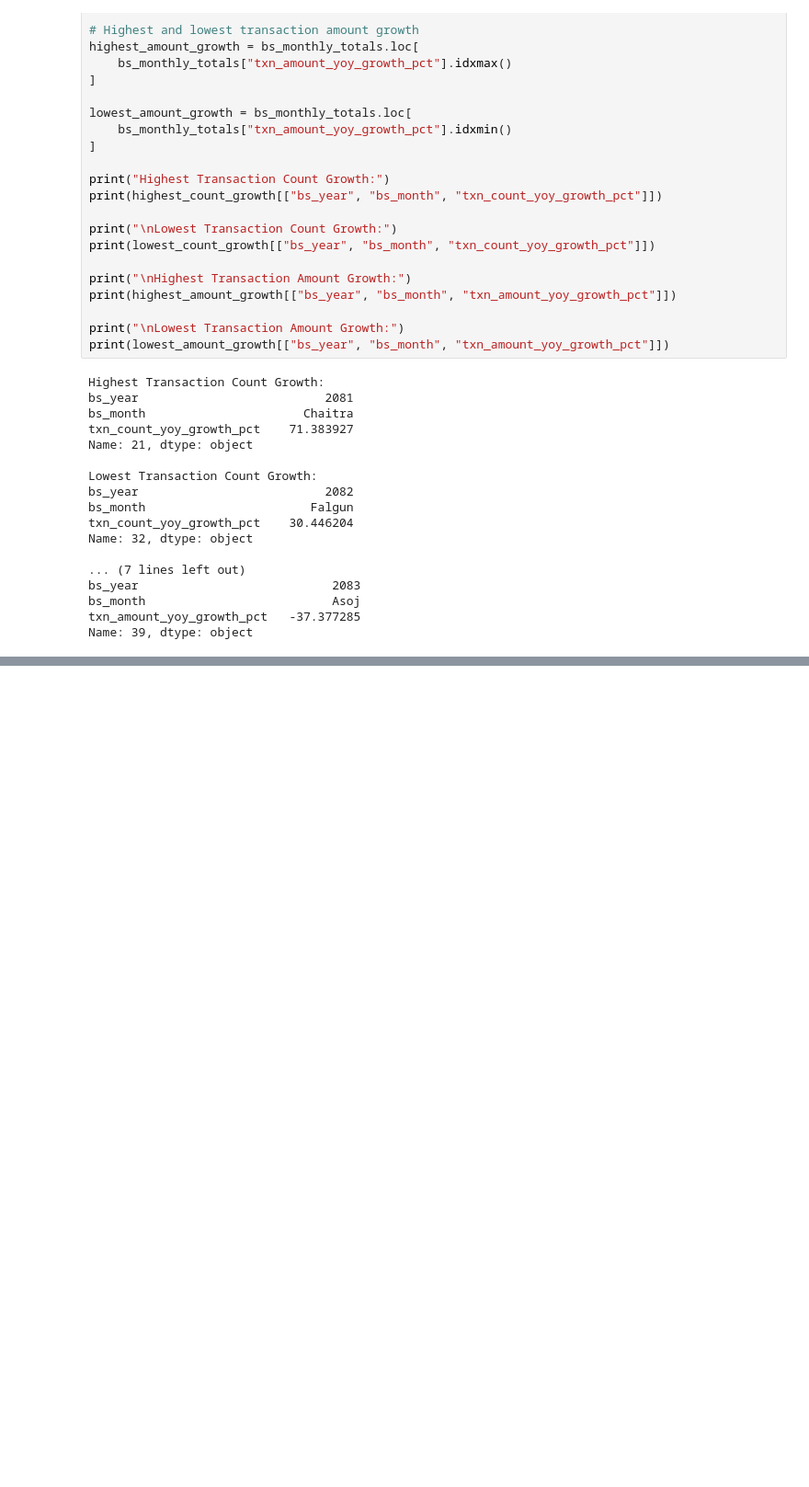
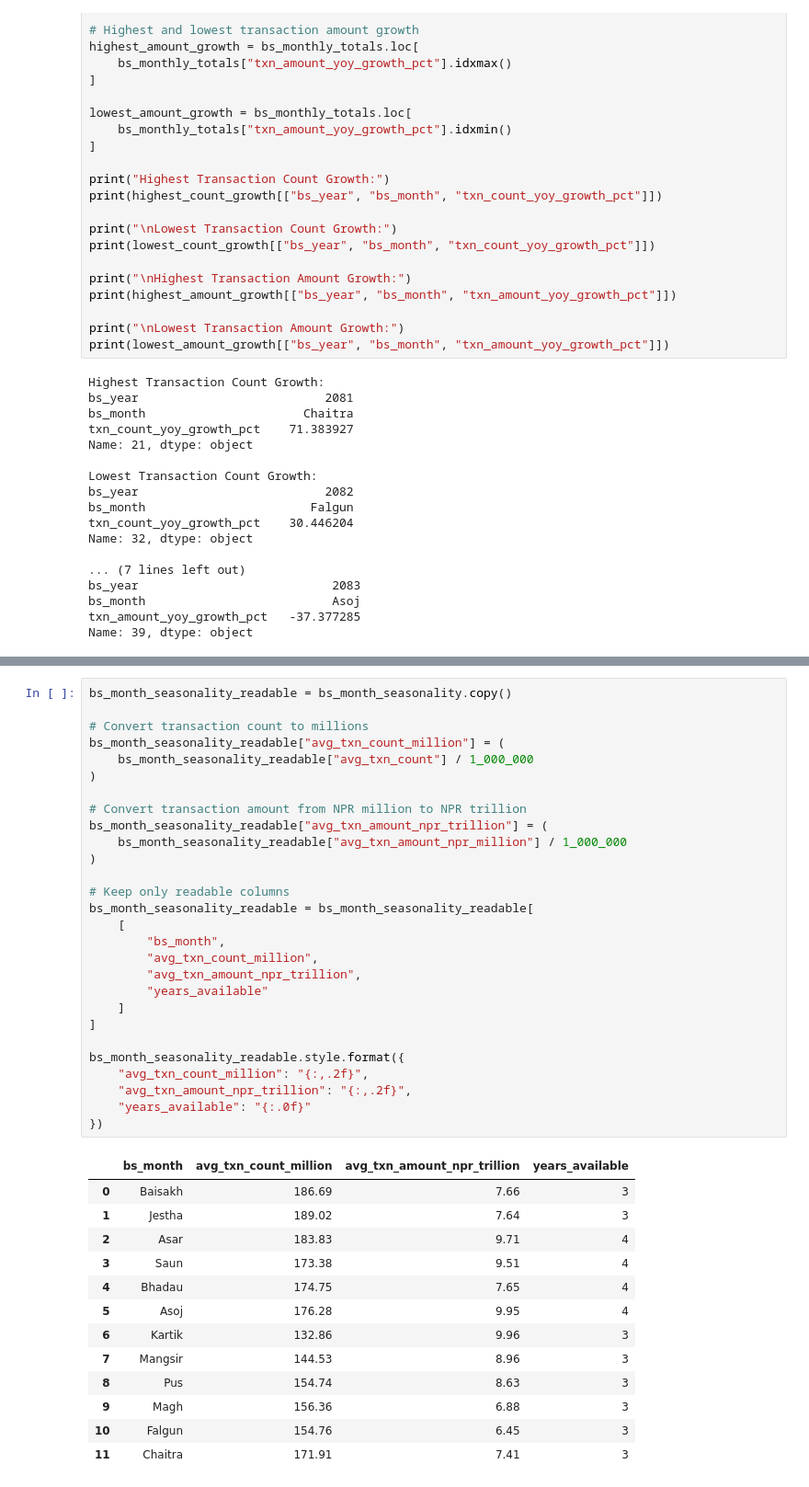
Before and after one commit to Srijan0113/Nepal_Online_Payment_System, a Jupyter notebook: Python/02_transaction_trend_analysis.ipynb, the cells around one changed output, grey strips where cells are left out. Shown at 92% size. Drawn from its saved outputs; the diff is of its cells as text; blank space fills up the shorter version.

```diff
--- a/Python/02_transaction_trend_analysis.ipynb
+++ b/Python/02_transaction_trend_analysis.ipynb
@@ -502,0 +574,42 @@ Name: 39, dtype: object
+# %%
+bs_month_seasonality_readable = bs_month_seasonality.copy()
+
+# Convert transaction count to millions
+bs_month_seasonality_readable["avg_txn_count_million"] = (
+    bs_month_seasonality_readable["avg_txn_count"] / 1_000_000
+)
+
+# Convert transaction amount from NPR million to NPR trillion
+bs_month_seasonality_readable["avg_txn_amount_npr_trillion"] = (
+    bs_month_seasonality_readable["avg_txn_amount_npr_million"] / 1_000_000
+)
+
+# Keep only readable columns
+bs_month_seasonality_readable = bs_month_seasonality_readable[
+    [
+        "bs_month",
+        "avg_txn_count_million",
+        "avg_txn_amount_npr_trillion",
+        "years_available"
+    ]
+]
+
+bs_month_seasonality_readable.style.format({
+    "avg_txn_count_million": "{:,.2f}",
+    "avg_txn_amount_npr_trillion": "{:,.2f}",
+    "years_available": "{:.0f}"
+})
+# %% [output]
+|  | bs_month | avg_txn_count_million | avg_txn_amount_npr_trillion | years_available |
+| 0 | Baisakh | 186.69 | 7.66 | 3 |
+| 1 | Jestha | 189.02 | 7.64 | 3 |
+| 2 | Asar | 183.83 | 9.71 | 4 |
+| 3 | Saun | 173.38 | 9.51 | 4 |
+| 4 | Bhadau | 174.75 | 7.65 | 4 |
+| 5 | Asoj | 176.28 | 9.95 | 4 |
+| 6 | Kartik | 132.86 | 9.96 | 3 |
+| 7 | Mangsir | 144.53 | 8.96 | 3 |
+| 8 | Pus | 154.74 | 8.63 | 3 |
+| 9 | Magh | 156.36 | 6.88 | 3 |
+| 10 | Falgun | 154.76 | 6.45 | 3 |
+| 11 | Chaitra | 171.91 | 7.41 | 3 |
```
Also changed, not shown: parts of 8 cells of this notebook.
